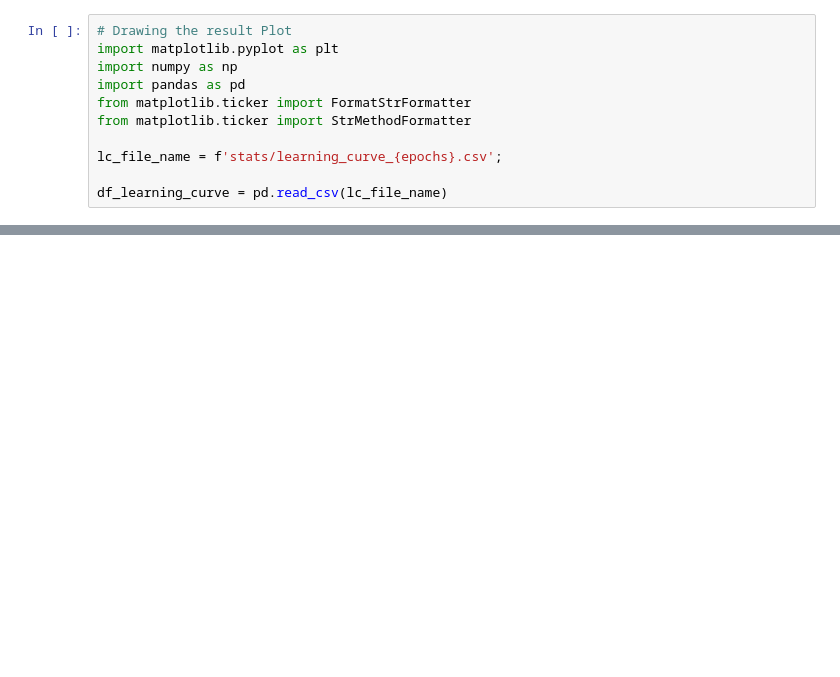
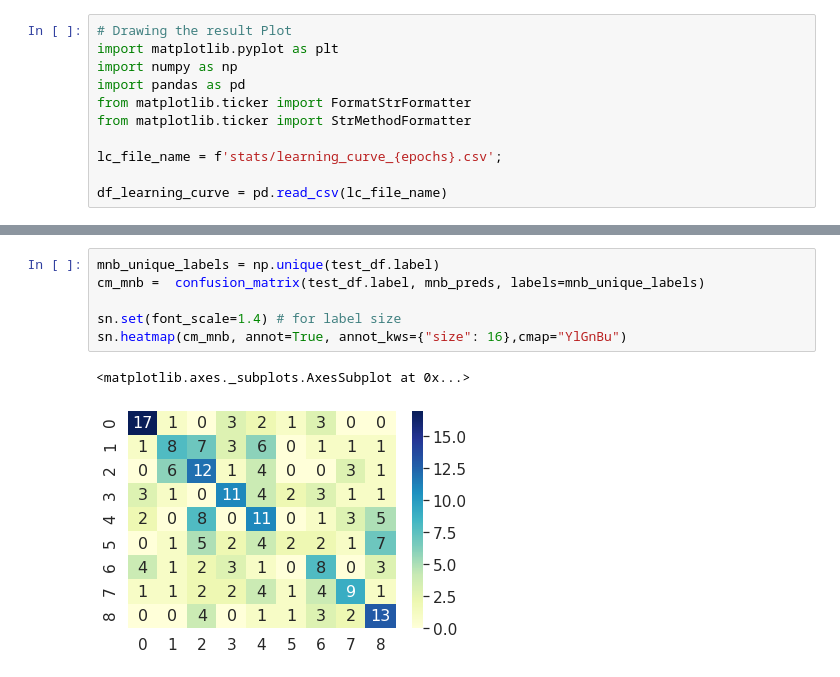
Before and after one commit to fryzhykau/BERT-employee-reviews-analysis, a Jupyter notebook: Employee_Review_Sentiment_Analysis_with_BERT.ipynb, the cells around one changed output, grey strips where cells are left out. Drawn from its saved outputs; the diff is of its cells as text; blank space fills up the shorter version.

```diff
--- a/Employee_Review_Sentiment_Analysis_with_BERT.ipynb
+++ b/Employee_Review_Sentiment_Analysis_with_BERT.ipynb
@@ -745,0 +807,9 @@ plt.show()
+# %%
+mnb_unique_labels = np.unique(test_df.label)
+cm_mnb =  confusion_matrix(test_df.label, mnb_preds, labels=mnb_unique_labels)
+
+sn.set(font_scale=1.4) # for label size
+sn.heatmap(cm_mnb, annot=True, annot_kws={"size": 16},cmap="YlGnBu")
+# %% [output]
+<matplotlib.axes._subplots.AxesSubplot at 0x...>
+[figure, added]
```
Also changed, not shown: parts of 38 cells of this notebook.
